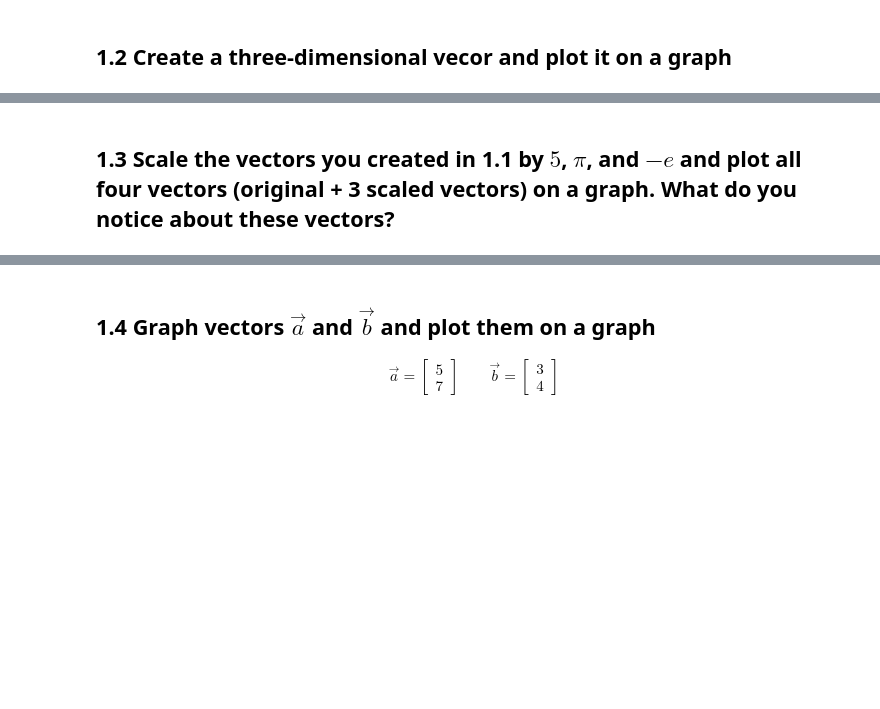
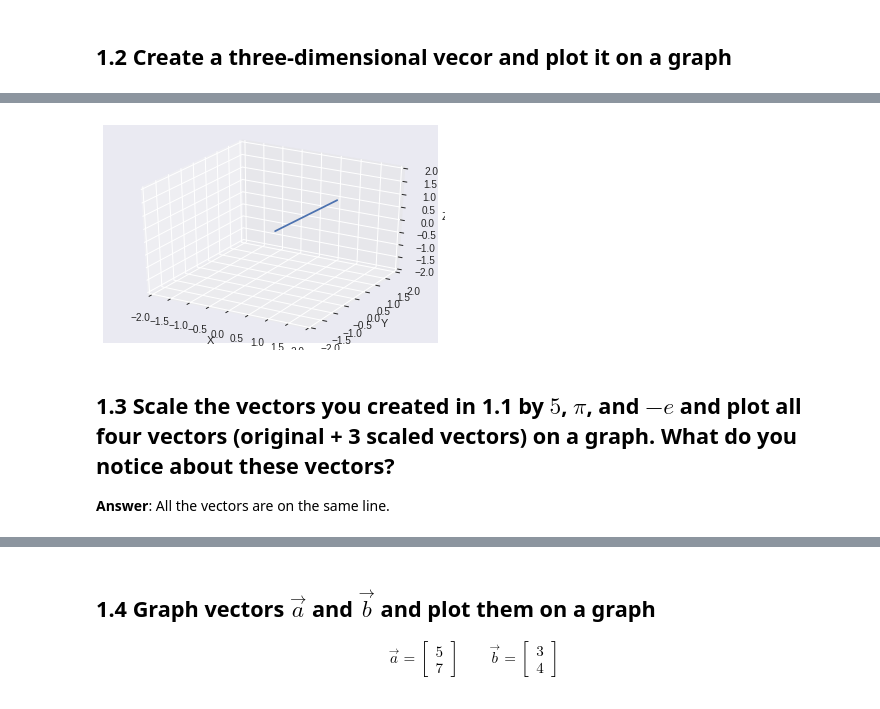
Before and after one commit to bloominstituteoftechnology/DS-Unit-1-Sprint-4-Linear-Algebra, a Jupyter notebook: module1-linear-algebra-review/Linear_Algebra_Assignment.ipynb, the cells around one changed output, grey strips where cells are left out. Saved outputs shown, nothing was run; the diff lists cells and outputs as text; code cells hidden in the pictures; blank space fills up the shorter version.

```diff
--- a/module1-linear-algebra-review/Linear_Algebra_Assignment.ipynb
+++ b/module1-linear-algebra-review/Linear_Algebra_Assignment.ipynb
@@ -9,2 +47,30 @@ For the questions below it is not sufficient to simply provide answer to the que
+# %%
+import matplotlib as mpl
+from mpl_toolkits.mplot3d import Axes3D
+import numpy as np
+import matplotlib.pyplot as plt
+
+mpl.rcParams['legend.fontsize'] = 10
+
+fig = plt.figure()
+ax = fig.gca(projection='3d')
+theta = np.linspace(-4 * np.pi, 4 * np.pi, 100)
+z = np.linspace(0, 1, 100)
+x = z
+y = z
+ax.plot(x, y, z)
+
+ax.set_xlim([-2, 2])
+ax.set_ylim([-2, 2])
+ax.set_zlim([-2, 2])
+ax.set_xlabel('X')
+ax.set_ylabel('Y')
+ax.set_zlabel('Z')
+
+plt.show()
+# %% [output]
+[figure, added]
 # %% [markdown]
 ## 1.3 Scale the vectors you created in 1.1 by $5$, $\pi$, and $-e$ and plot all four vectors (original + 3 scaled vectors) on a graph. What do you notice about these vectors?
+
+**Answer**: All the vectors are on the same line.
```
Also changed, not shown: parts of 22 cells of this notebook.
